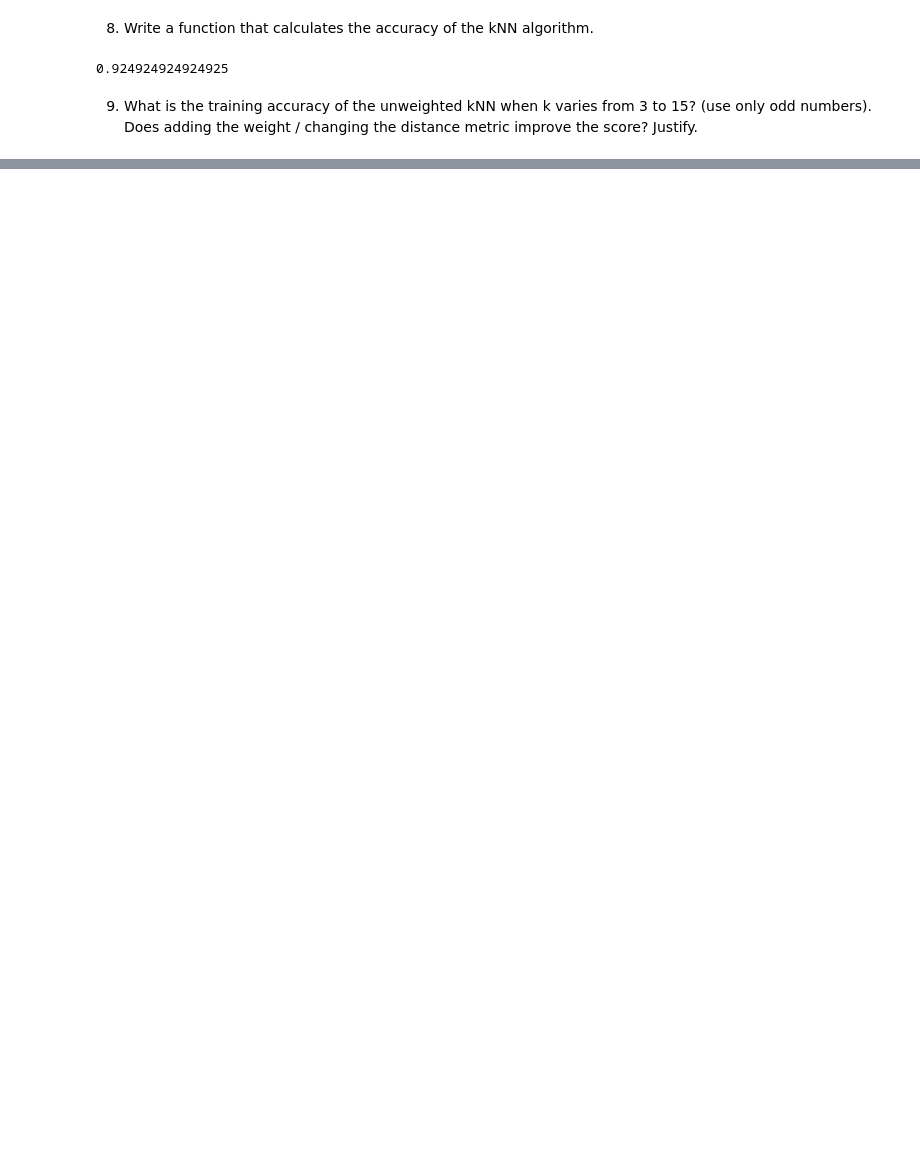
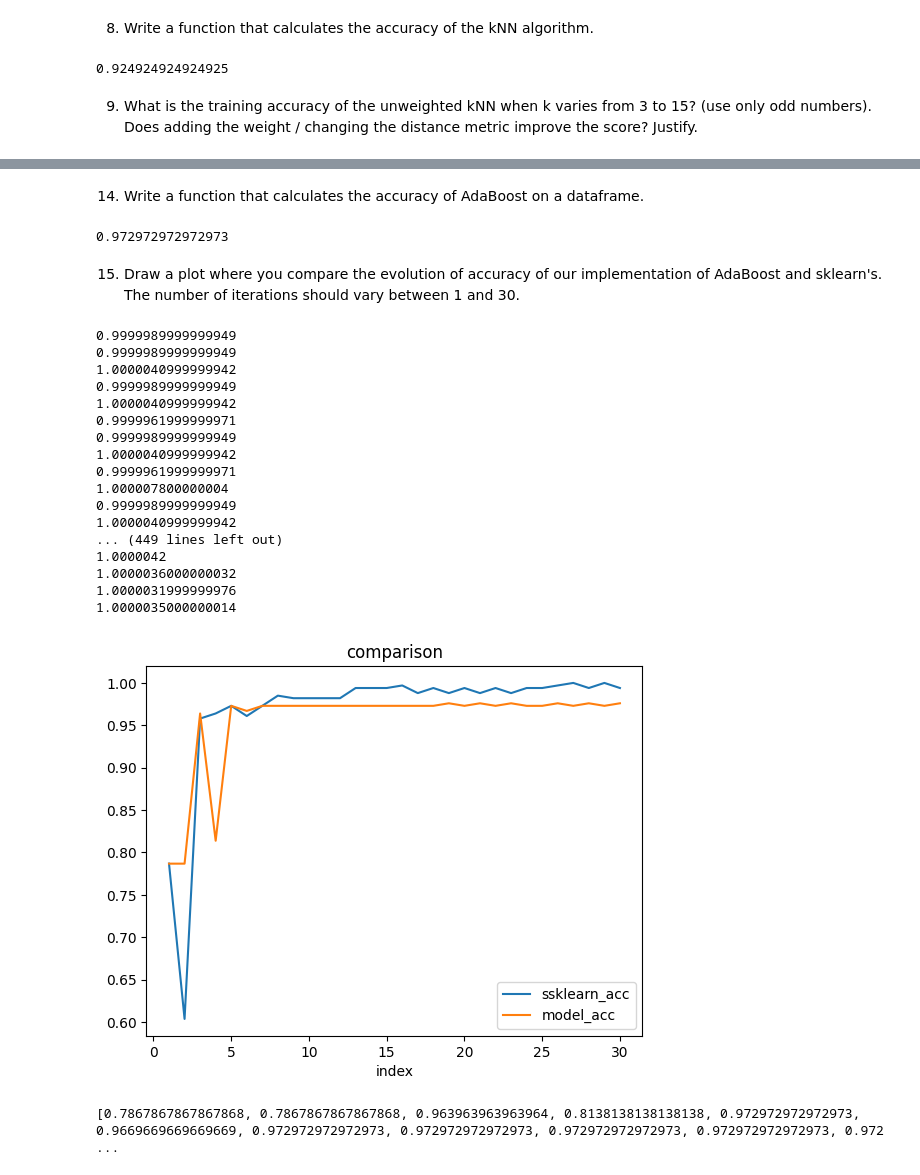
Before and after one commit to Iacob-Andrei/ML-Homeworks, a Jupyter notebook: projects/project2/Project2.ipynb, the cells around one changed output, grey strips where cells are left out. Saved outputs shown, nothing was run; the diff lists cells and outputs as text; code cells hidden in the pictures; blank space fills up the shorter version.

```diff
--- a/projects/project2/Project2.ipynb
+++ b/projects/project2/Project2.ipynb
@@ -439,0 +663,3 @@ k = 15 p = 2: 0.7897897897897898
+# %%
+err = round(right[right_label] + left[left_label], 7)
+err
@@ -439,0 +670,5 @@ k = 15 p = 2: 0.7897897897897898
+# %%
+left, right = weak_classiffier_proba(penguin_dataset, 'flipper_length_mm', -1, 'species', D1)
+right_label = min(right, key=right.get)
+
+print(right, '\n', right_label)
@@ -439,0 +720,5 @@ k = 15 p = 2: 0.7897897897897898
+# %%
+def alpha(err):
+    return (1/2) * np.log((1-err)/err)
+
+alpha(err)
@@ -440,3 +844,64 @@ k = 15 p = 2: 0.7897897897897898
+# %% [markdown]
+14. Write a function that calculates the accuracy of AdaBoost on a dataframe.
+# %%
+def adaboost_score(adaboost_model, X, y):
+    correct = 0
+    for index in range(len(X)):
+        if adaboost_predict(adaboost_model, X[index]) == y[index]:
+            correct = correct + 1
+    return correct/len(X)
+
+print(adaboost_score(my_ab, penguin_dataset[penguin_dataset.columns[:-1]].to_numpy(), penguin_dataset["species"]))
+# %% [output]
+0.972972972972973
+# %% [markdown]
+15. Draw a plot where you compare the evolution of accuracy of our implementation of AdaBoost and sklearn's. The number of iterations should vary between 1 and 30.
+# %%
+X = penguin_dataset[penguin_dataset.columns[:-1]].to_numpy()
+y = penguin_dataset["species"]
+
+indexes = []
+sklearn_acc = []
+model_acc = []
+for index in range(1,31):
+    indexes.append(index)
+
+    ab = AdaBoostClassifier(algorithm="SAMME", n_estimators=index).fit(X, y)
+    sklearn_acc.append(ab.score(X,y))
+
+    my_ab = adaboost(penguin_dataset, "species", index)
+    model_acc.append(adaboost_score(my_ab, X, y))
+
+# saved_model_acc = [0.7867867867867868, 0.7867867867867868, 0.963963963963964, 0.8138138138138138, 0.972972972972973, 0.9669669669669669, 0.972972972972973, 0.972972972972973, 0.972972972972973, 0.972972972972973, 0.972972972972973, 0.972972972972973, 0.972972972972973, 0.972972972972973, 0.972972972972973, 0.972972972972973, 0.972972972972973, 0.972972972972973, 0.975975975975976, 0.972972972972973, 0.975975975975976, 0.972972972972973, 0.975975975975976, 0.972972972972973, 0.972972972972973, 0.975975975975976, 0.972972972972973, 0.975975975975976, 0.972972972972973, 0.975975975975976]
+plt.plot(indexes, sklearn_acc, label = "ssklearn_acc")
+plt.plot(indexes, model_acc, label = "model_acc")
+plt.legend()
+plt.title('comparison')
+plt.xlabel('index')
+plt.show()
+# %% [output]
+0.9999989999999949
+0.9999989999999949
+1.0000040999999942
+0.9999989999999949
+1.0000040999999942
+0.9999961999999971
+0.9999989999999949
+1.0000040999999942
+0.9999961999999971
+1.000007800000004
+0.9999989999999949
+1.0000040999999942
+... (449 lines left out)
+1.0000042
+1.0000036000000032
+1.0000031999999976
+1.0000035000000014
+[figure, added]
+# %%
+saved_model_acc = [0.7867867867867868, 0.7867867867867868, 0.963963963963964, 0.8138138138138138, 0.972972972972973, 0.9669669669669669, 0.972972972972973, 0.972972972972973, 0.972972972972973, 0.972972972972973, 0.972972972972973, 0.972972972972973, 0.972972972972973, 0.972972972972973, 0.972972972972973, 0.972972972972973, 0.972972972972973, 0.972972972972973, 0.975975975975976, 0.972972972972973, 0.975975975975976, 0.972972972972973, 0.975975975975976, 0.972972972972973, 0.972972972972973, 0.975975975975976, 0.972972972972973, 0.975975975975976, 0.972972972972973, 0.975975975975976]
+# %% [output]
+[0.7867867867867868, 0.7867867867867868, 0.963963963963964, 0.8138138138138138, 0.972972972972973, 0.9669669669669669, 0.972972972972973, 0.972972972972973, 0.972972972972973, 0.972972972972973, 0.972 ...
 # %% [markdown]
 # Exercise grading
 
```
Also changed, not shown: parts of 64 cells of this notebook, 5 other files.
